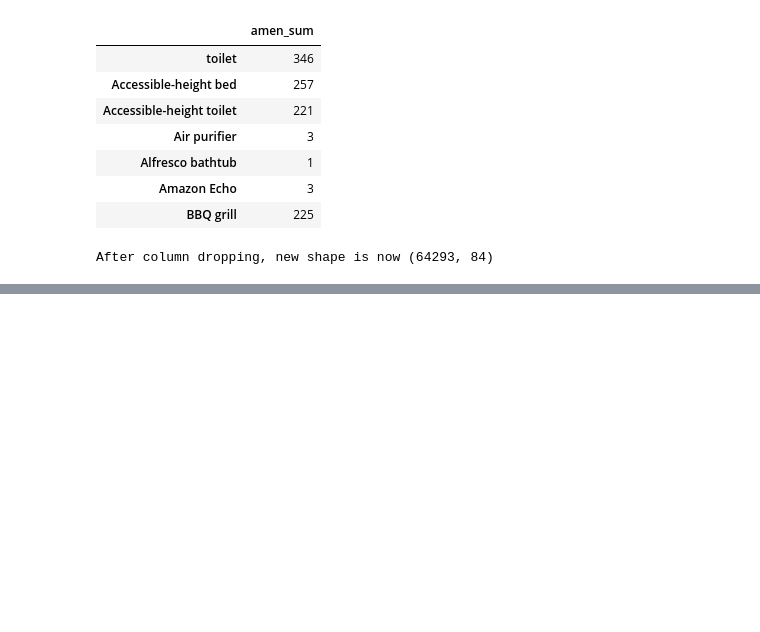
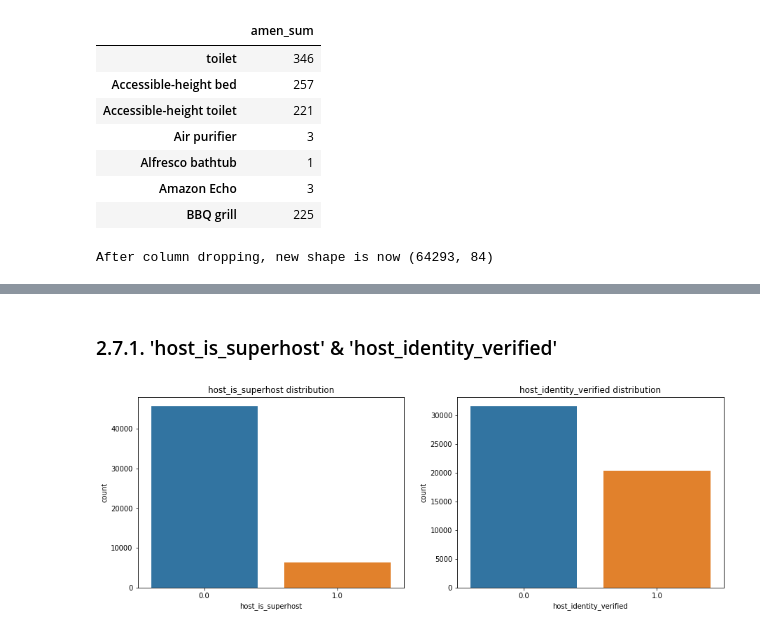
Before and after one commit to nidragedd/udadsnd-p4-airbnb_inside, a Jupyter notebook: notebook/3_Data_Preparation.ipynb, the cells around one changed output, grey strips where cells are left out. Drawn from its saved outputs; the diff is of its cells as text; code cells hidden in the pictures; blank space fills up the shorter version.

Commit message:
WIP: first version of models (still under construction & analysis)

```diff
--- a/notebook/3_Data_Preparation.ipynb
+++ b/notebook/3_Data_Preparation.ipynb
@@ -288,0 +263,5 @@ Length: 155, dtype: bool
+# %%
+# Whole cleaning in a single call + check the shape
+df_clean = cleaning.clean_listings(df_lst_full)
+assert df_clean.shape[0] == df_almost_clean.shape[0]
+assert df_clean.shape[1] == df_almost_clean.shape[1]
@@ -288,0 +275,14 @@ Length: 155, dtype: bool
+# %%
+# Define X and Y
+X = df_clean.drop(['price'], axis=1)
+y = df_clean['price']
+
+# Split train-test split with 10% for test and 90% for train + val
+X_train_val, X_test, y_train_val, y_test = train_test_split(X, y, test_size=0.1, random_state=42, shuffle=True)
+# Do it again with still 10% for validation and 90% for train
+X_train, X_val, y_train, y_val = train_test_split(X_train_val, y_train_val, test_size=0.1, random_state=42, shuffle=True)
+
+# Show number of rows for each
+print("X_train and y_train have respectively {} and {} rows".format(X_train.shape[0], y_train.shape[0]))
+print("X_val and y_val have respectively {} and {} rows".format(X_val.shape[0], y_val.shape[0]))
+print("X_test and y_test have respectively {} and {} rows".format(X_test.shape[0], y_test.shape[0]))
@@ -288,0 +318,6 @@ Length: 155, dtype: bool
+# %% [markdown]
+### 2.7.1. 'host_is_superhost' & 'host_identity_verified'
+# %%
+viz.countplot_for_imputation(X_train, ['host_is_superhost', 'host_identity_verified'])
+# %% [output]
+[figure, added]
```
Also changed, not shown: parts of 46 cells of this notebook, 7 other files.
